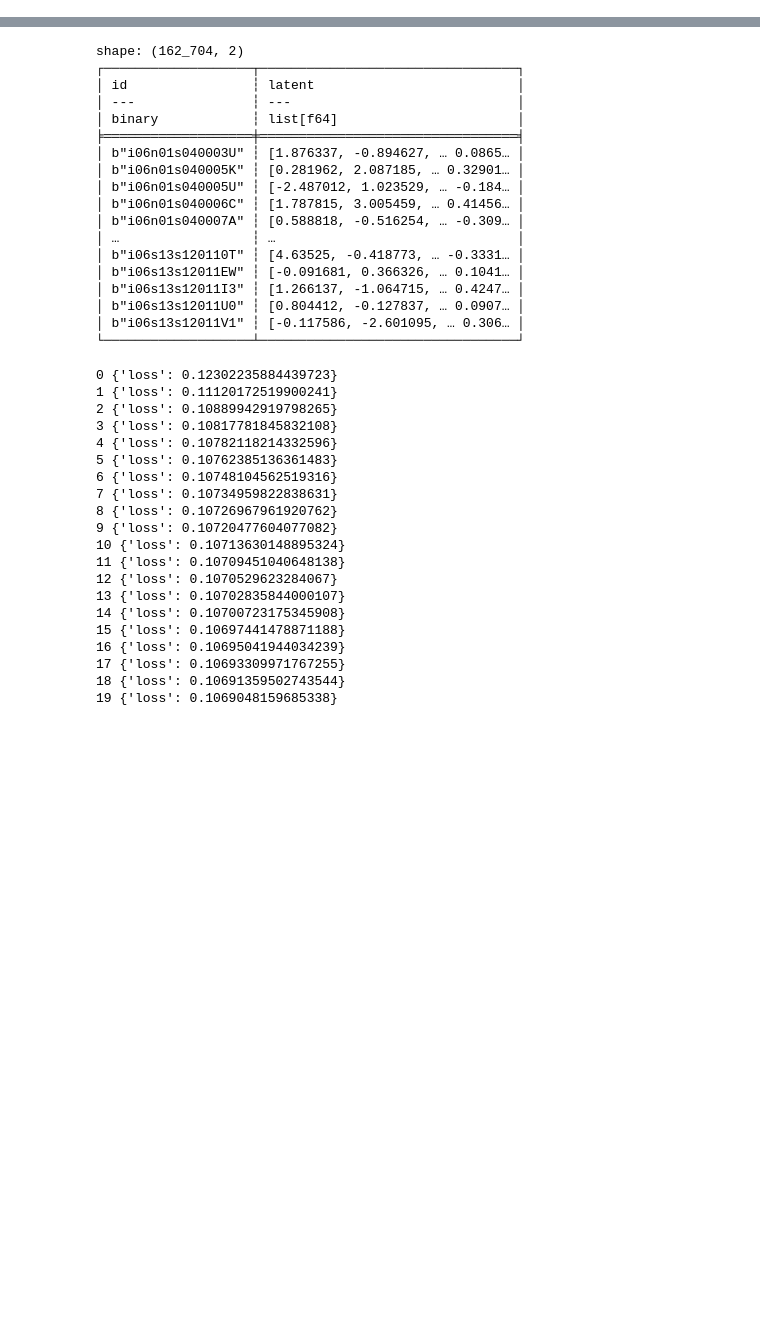
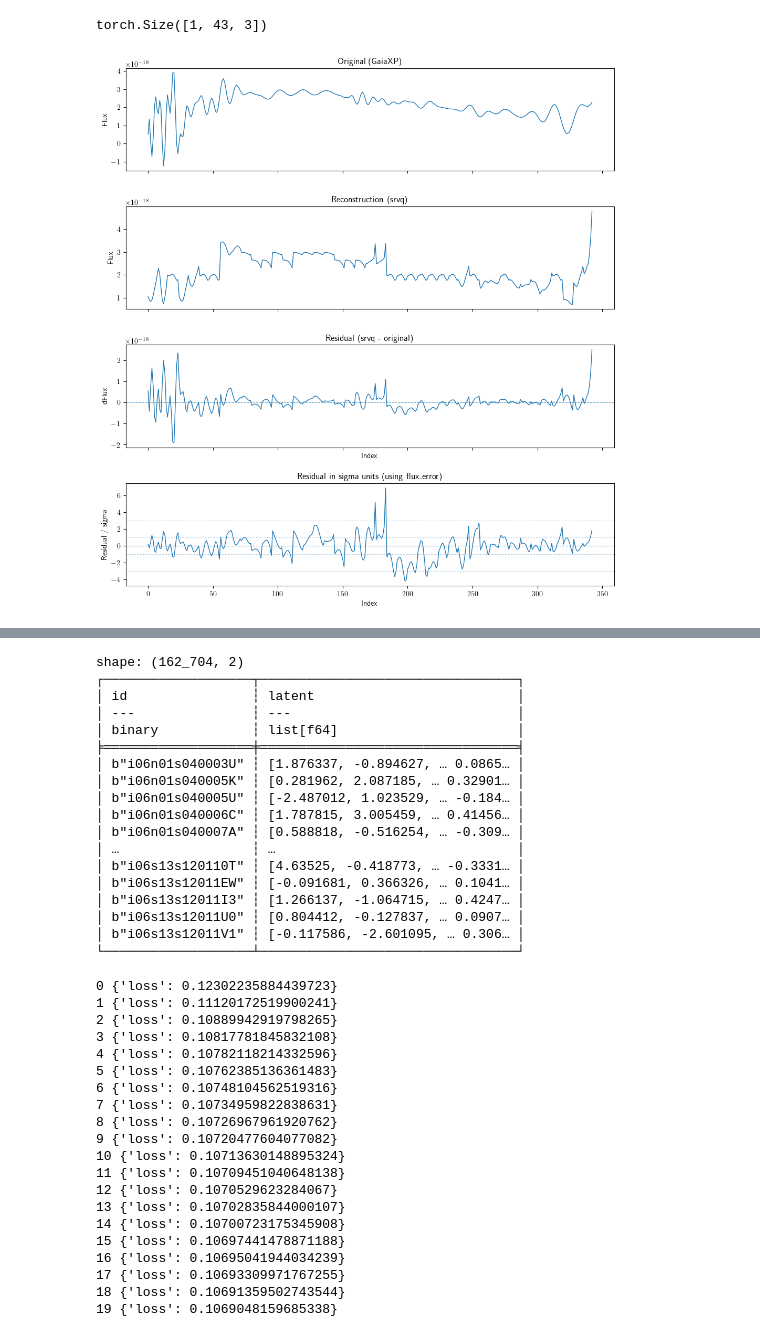
Before and after one commit to Schwarzam/projetoFM, a Jupyter notebook: dev.ipynb, the cells around one changed output, grey strips where cells are left out. Cells and saved outputs as stored; diff of their text form; code cells hidden in the pictures; blank space fills up the shorter version.

Commit message:
working on gaia

```diff
--- a/dev.ipynb
+++ b/dev.ipynb
@@ -145,0 +214,2 @@ plt.savefig("example_gaiaxp_spectrum.png")
+# %%
+scaler = StandardScaler1D.load(Path(config['models_folder']) / "gaiaxp_flux_scaler.npz")
@@ -146,13 +218,17 @@ plt.savefig("example_gaiaxp_spectrum.png")
+# %%
+# random 30000 rows
+subset_df = train_df.sample(n=5000, seed=42)
 # %%
-from astromodal.datasets.gaiaxp import GaiaXPCalibratedFluxOnlyDataset, gaiaxp_collate_pad_flux_only
+from astromodal.datasets.gaiaxp import GaiaXPCalibratedDataset, gaiaxp_collate_pad_flux_only
 from torch.utils.data import DataLoader
 
 import torch
 
 device = torch.device("cuda" if torch.cuda.is_available() else "cpu")
 
-ds_train = GaiaXPCalibratedFluxOnlyDataset(
-    train_df,
+ds_train = GaiaXPCalibratedDataset(
+    subset_df,
+    scaler_path=None,
     flux_col="flux",
     err_col="flux_error",
     return_stats=False,
@@ -166,7 +242,7 @@ dl_train = DataLoader(
     collate_fn=gaiaxp_collate_pad_flux_only,
 )
 
-ds_val = GaiaXPCalibratedFluxOnlyDataset(
+ds_val = GaiaXPCalibratedDataset(
     val_df,
     flux_col="flux",
     err_col="flux_error",
@@ -182,0 +328,11 @@ dl_val = DataLoader(
+# %%
+P = 8          # patch_size
+C = 1          # channels in x (e.g., flux+ivar)
+D = P * C      # <- MUST match RVQ dim (here D=8)
+
+rvq = ResidualVQ(dim=D, num_stages=3, codebook_size=2048, decay=0.99).to(device)
+srvq = SpectralPatchRVQ(rvq=rvq, patch_size=P, channels=C).to(device)
+
+for i in range(10):
+    out = srvq.train_epoch(dl_train, device=device)
+    print(out['loss'])
@@ -183,3 +517,20 @@ dl_val = DataLoader(
+# %%
+import random
+row = train_df.row(random.randint(0, train_df.height - 1), named=True)
+
+out = run_one_object_gaiaxp_srvq_flux_only(
+    row,
+    srvq=srvq,
+    scaler=scaler,
+    device="cuda",
+    flux_col="flux",
+    flux_err_col="flux_error",
+    wave_col=None,
+    plot=True,
+)
+# %% [output]
+torch.Size([1, 43, 3])
+[figure, added]
 # %%
 from astromodal.models.gaiaxp_autoencoder import SpectraAutoEncoder
 
```
Also changed, not shown: parts of 15 cells of this notebook, 7 other files.
